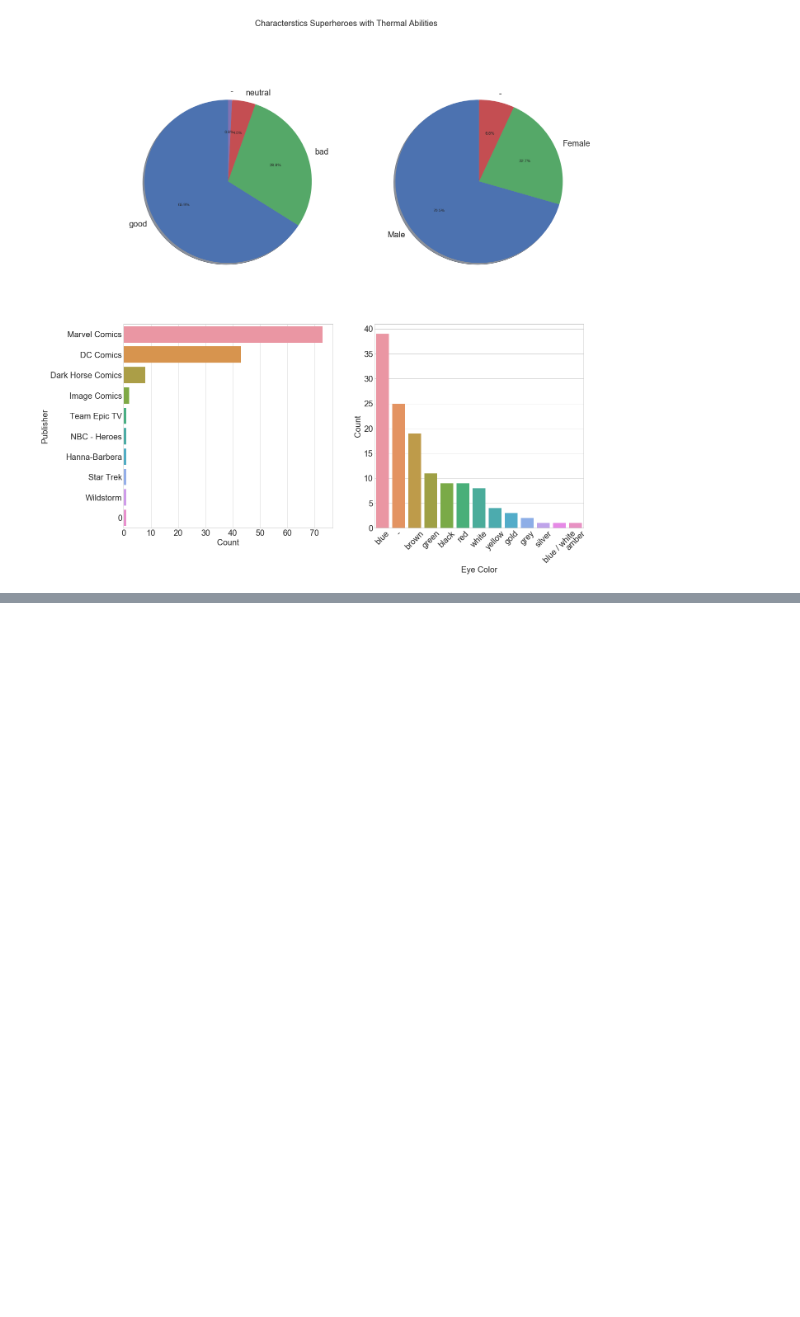
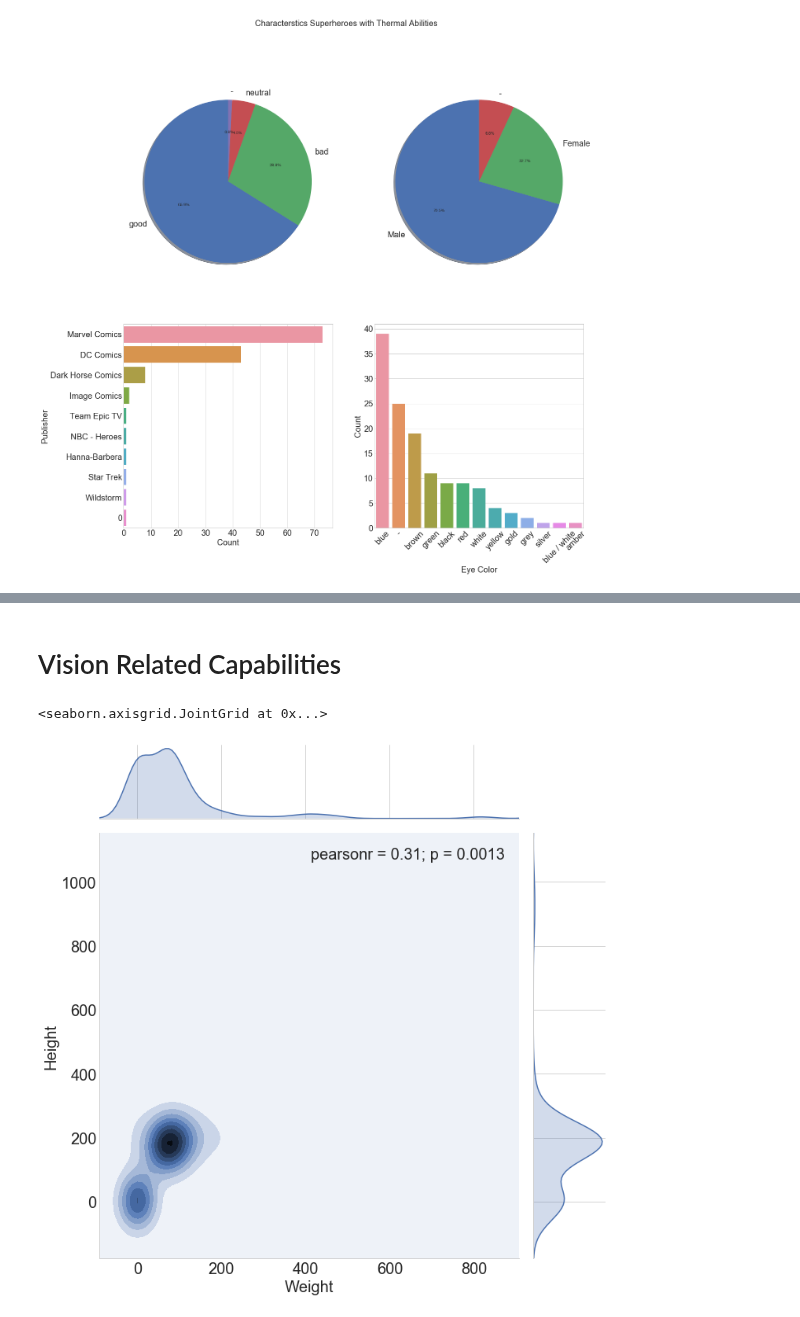
Before and after one commit to sominw/Kaggle, a Jupyter notebook: superheros/superheroes.ipynb, the cells around one changed output, grey strips where cells are left out. Cells and saved outputs as stored; diff of their text form; code cells hidden in the pictures; blank space fills up the shorter version.

```diff
--- a/superheros/superheroes.ipynb
+++ b/superheros/superheroes.ipynb
@@ -178,0 +259,8 @@ Text(0.5,0.98,'Characterstics Superheroes with Thermal Abilities')
+# %% [markdown]
+# Vision Related Capabilities
+# %%
+sns.jointplot(vision_hero_prop.Weight, vision_hero_prop.Height,
+              data=realDis_hero_prop, kind='kde', size=10)
+# %% [output]
+<seaborn.axisgrid.JointGrid at 0x...>
+[figure, added]
```
Also changed, not shown: parts of 18 cells of this notebook.
